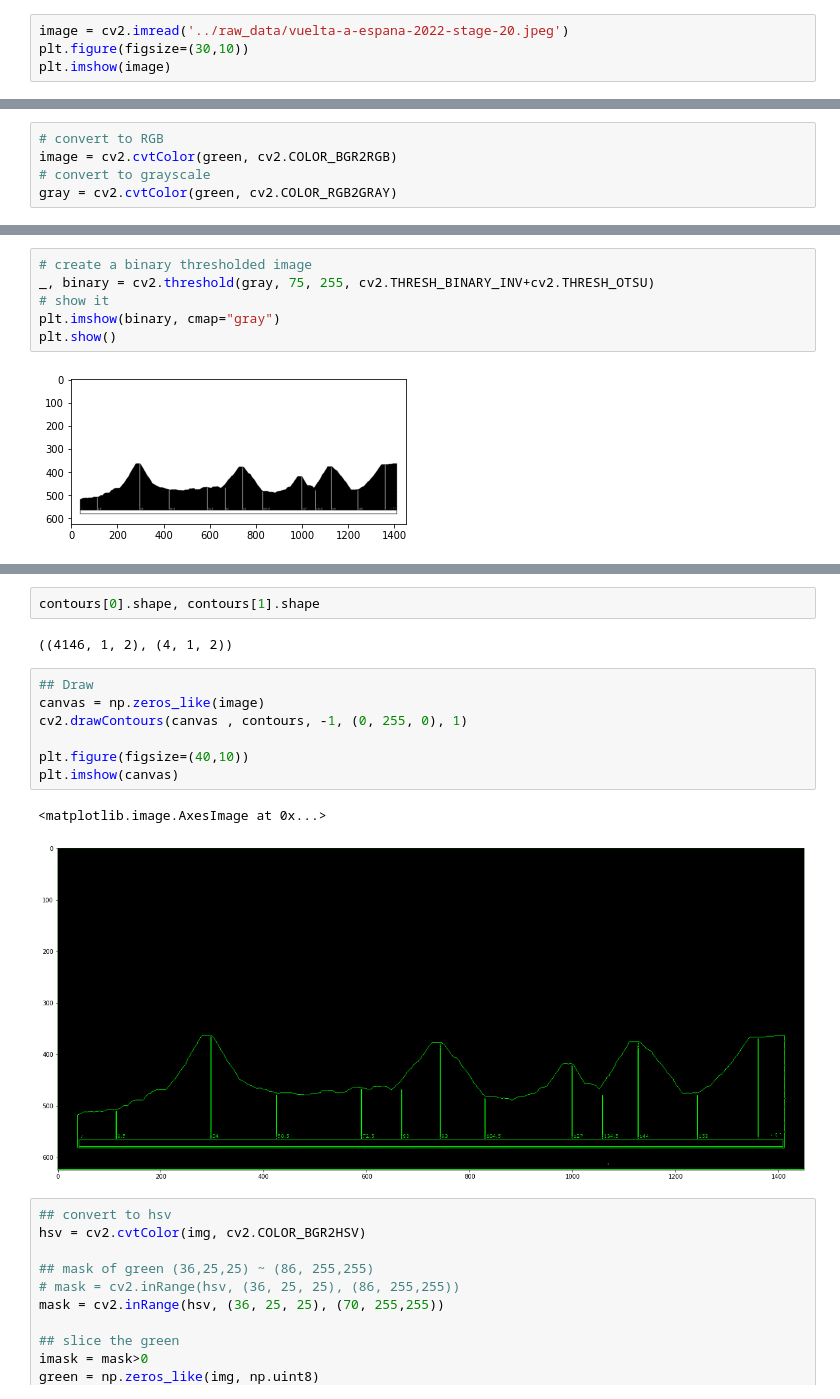
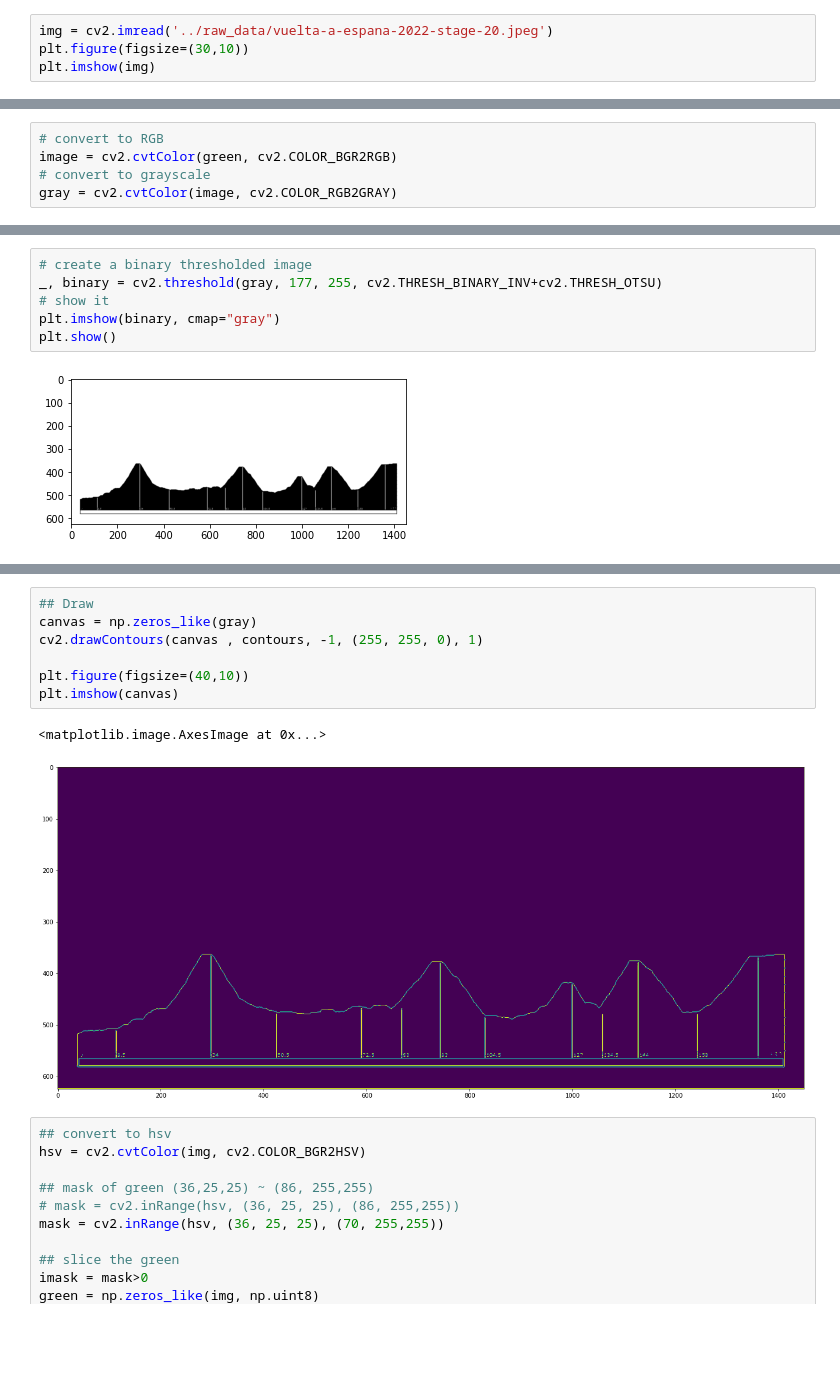
Before and after one commit to Michiel-DK/cycling_manager, a Jupyter notebook: notebooks/test.ipynb, the cells around one changed output, grey strips where cells are left out. Saved outputs shown, nothing was run; the diff lists cells and outputs as text; blank space fills up the shorter version.

```diff
--- a/notebooks/test.ipynb
+++ b/notebooks/test.ipynb
@@ -91,7 +68,7 @@ cv2.destroyAllWindows()
 # %%
-image = cv2.imread('../raw_data/vuelta-a-espana-2022-stage-20.jpeg')
+img = cv2.imread('../raw_data/vuelta-a-espana-2022-stage-20.jpeg')
 plt.figure(figsize=(30,10))
-plt.imshow(image)
+plt.imshow(img)
 # %% [output]
 <matplotlib.image.AxesImage at 0x...>
 [figure]
@@ -111,7 +89,7 @@ green[imask] = img[imask]
 # convert to RGB
 image = cv2.cvtColor(green, cv2.COLOR_BGR2RGB)
 # convert to grayscale
-gray = cv2.cvtColor(green, cv2.COLOR_RGB2GRAY)
+gray = cv2.cvtColor(image, cv2.COLOR_RGB2GRAY)
 # %%
 plt.figure(figsize=(30,10))
 plt.imshow(gray)
@@ -120,7 +98,7 @@ plt.imshow(gray)
 [figure]
 # %%
 # create a binary thresholded image
-_, binary = cv2.threshold(gray, 75, 255, cv2.THRESH_BINARY_INV+cv2.THRESH_OTSU)
+_, binary = cv2.threshold(gray, 177, 255, cv2.THRESH_BINARY_INV+cv2.THRESH_OTSU)
 # show it
 plt.imshow(binary, cmap="gray")
 plt.show()
@@ -140,17 +118,13 @@ plt.show()
-# %%
-contours[0].shape, contours[1].shape
-# %% [output]
-((4146, 1, 2), (4, 1, 2))
 # %%
 ## Draw
-canvas = np.zeros_like(image)
-cv2.drawContours(canvas , contours, -1, (0, 255, 0), 1)
+canvas = np.zeros_like(gray)
+cv2.drawContours(canvas , contours, -1, (255, 255, 0), 1)
 
 plt.figure(figsize=(40,10))
 plt.imshow(canvas)
 # %% [output]
 <matplotlib.image.AxesImage at 0x...>
-[figure, old version]
+[figure, new version]
 # %%
 ## convert to hsv
 hsv = cv2.cvtColor(img, cv2.COLOR_BGR2HSV)
```
Also changed, not shown: parts of 45 cells of this notebook, 1 other file.
